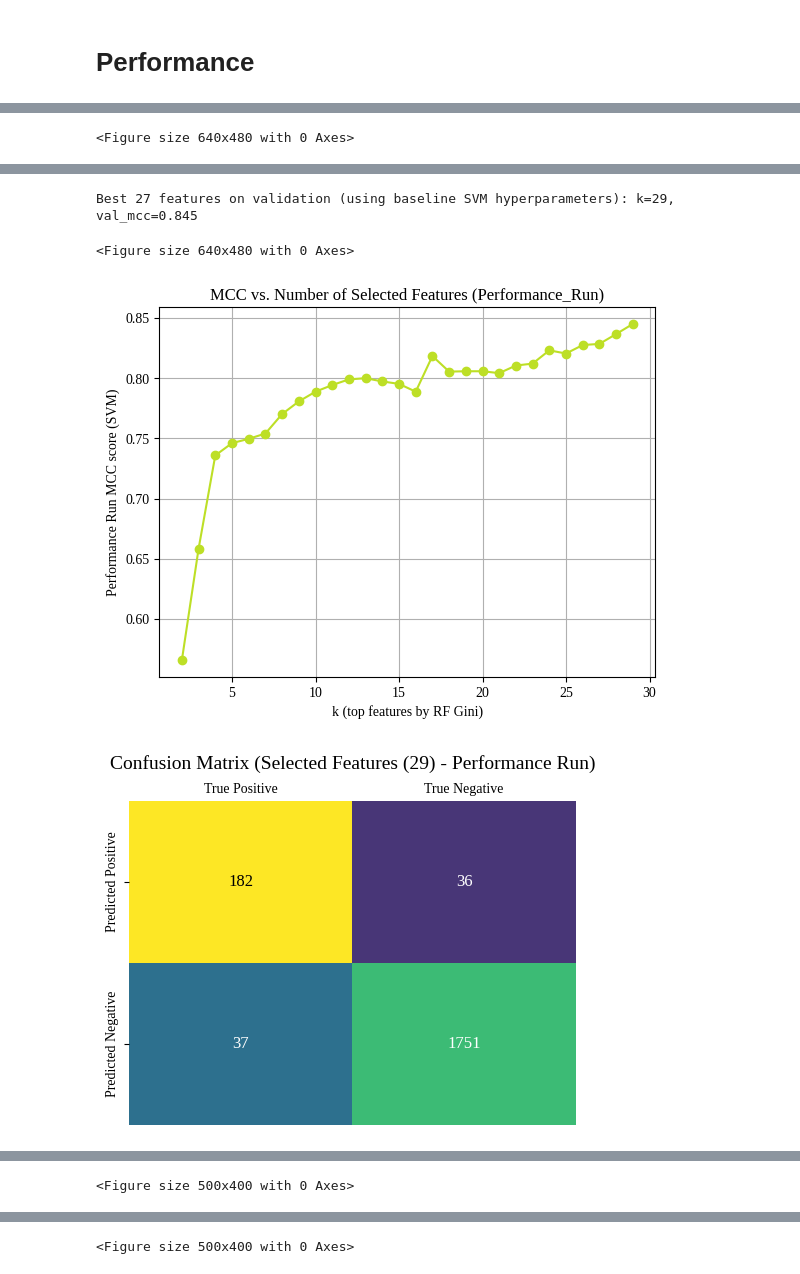
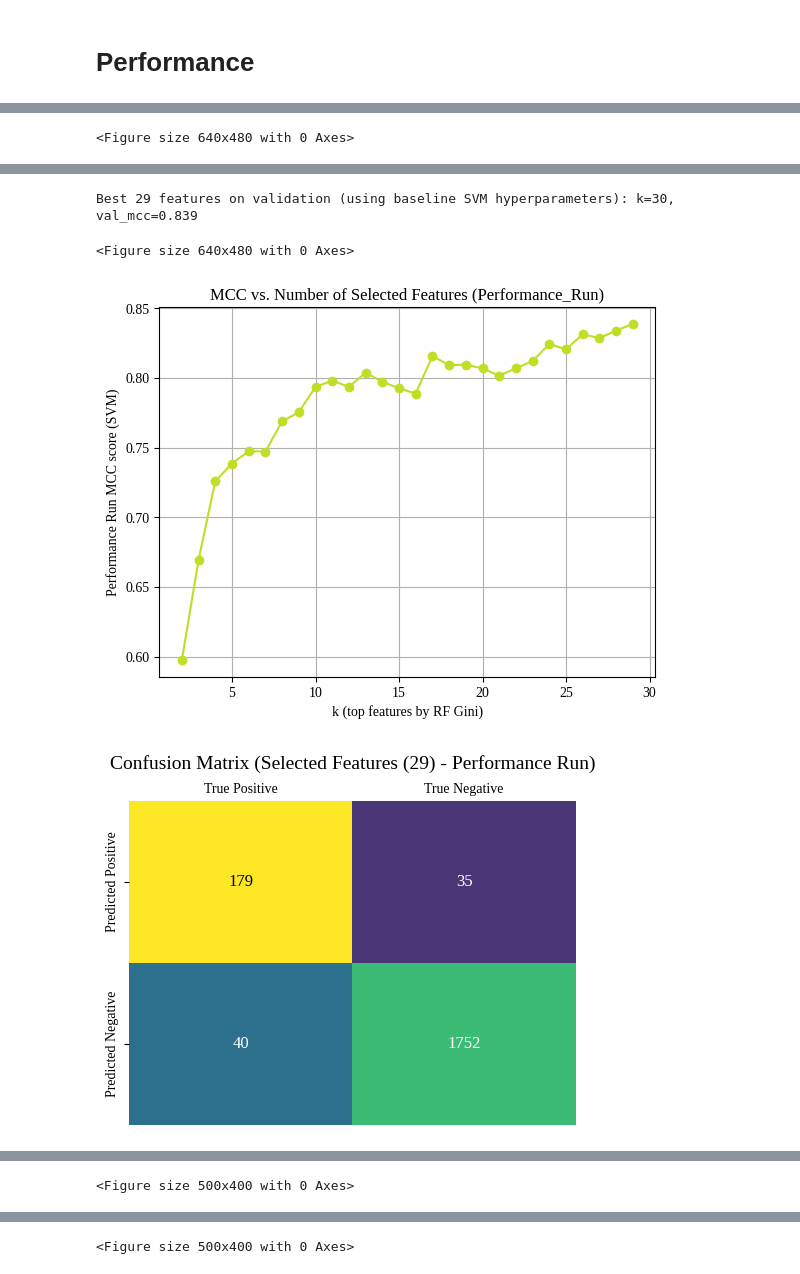
Before and after one commit to AmirAynede/LB2-project-Group-1, a Jupyter notebook: 06_performance/SVMs/scripts/11_Performance_SVM.ipynb, the cells around one changed output, grey strips where cells are left out. Drawn from its saved outputs; the diff is of its cells as text; code cells hidden in the pictures.

```diff
--- a/06_performance/SVMs/scripts/11_Performance_SVM.ipynb
+++ b/06_performance/SVMs/scripts/11_Performance_SVM.ipynb
@@ -384,31 +376,20 @@ def plot_combined_confusion_matrix(cm_list, n_rounds):
 # %% [markdown]
 # Performance
 # %%
+# X == features
+# Y == classes
+# y == predictions
+
+# Importing data
 df1 = pd.read_csv("performance.tsv", sep = "\t")
 df2 = pd.read_csv("benchmarking.tsv", sep = "\t")
+bench_df = df2[["Frag_90", "Class", "Label"]]
 
-# Set the theme globally
-mpl.rcParams['font.family'] = 'Liberation Serif'
-mpl.rcParams['axes.prop_cycle'] = plt.cycler(color=plt.cm.viridis(np.linspace(0, 1, 10)))
 train_df, val_df = (
     df1.query("Label != 5")[["Frag_90", "Class", "Label"]],
     df1.query("Label == 5")[["Frag_90", "Class", "Label"]]
 )
 
-bench_df = df2[["Frag_90", "Class", "Label"]]
-
-feature_names = np.array([f"composition_({residue})" for residue in "AQLSREKTNGMWDHFYCIPV"] + # 20 aa composition
- ["mean_hydrophobicity", "max_hydrophobicity", "most_hydrophobic_residue",
-  "mean_aliphacity", "max_aliphacity", "most_aliphatic_residue", # 6 hydrophobicity and aliphacity
-  "tm_mean", "tm_max", "tm_position", # 3 tm propensity features
-  "mean_alpha_helix", "max_alpha_helix", "most_likely_alpha_helix",
-  "mean_beta_sheet", "max_beta_sheet", "most_likely_beta_sheet", # 6 accounting for SSE
-  "max_charge", "most_charged", "min_charge", "less_charged" # 4 accounting for charge
-  ])
-# X == features
-# Y == classes
-cm_sel = []
-cm_all = []
 train_seqs = train_df["Frag_90"]
 Y_train = train_df["Class"]
 
@@ -419,19 +400,35 @@ bench_seqs = bench_df["Frag_90"]
 Y_bench = bench_df["Class"]
 
 
+# Set the theme globally
+mpl.rcParams['font.family'] = 'Liberation Serif'
+mpl.rcParams['axes.prop_cycle'] = plt.cycler(color=plt.cm.viridis(np.linspace(0, 1, 10)))
 
-# FEATURE EXTRACTION AND SCALING
-X_train = feature_scaler(extract_features(train_seqs))
-X_val = feature_scaler(extract_features(val_seqs))
-X_bench = feature_scaler(extract_features(bench_seqs))
 
-kernels = ["linear", "rbf", "poly"]
+feature_names = np.array([f"composition_({residue})" for residue in "AQLSREKTNGMWDHFYCIPV"] + # 20 aa composition
+ ["mean_hydrophobicity", "max_hydrophobicity", "most_hydrophobic_residue",
+  "mean_aliphacity", "max_aliphacity", "most_aliphatic_residue", # 6 hydrophobicity and aliphacity
+  "tm_mean", "tm_max", "tm_position", # 3 tm propensity features
+  "mean_alpha_helix", "max_alpha_helix", "most_likely_alpha_helix",
+  "mean_beta_sheet", "max_beta_sheet", "most_likely_beta_sheet", # 6 accounting for SSE
+  "max_charge", "most_charged", "min_charge", "less_charged" # 4 accounting for charge
+  ])
+
+# Initializing confusion matrices
+cm_sel = []
+cm_all = []
+
+# FEATURE EXTRACTION
+X_train = extract_features(train_seqs)
+X_val = extract_features(val_seqs)
+X_bench = extract_features(bench_seqs)
+
+# Lists for hyperparameters grid search
 C_grid = [0.1, 1, 10, 100]
 gamma_grid = ["scale", 0.01, 0.1, 1.0]
 
 # Grid on C and Gamma over the validation set
-
-best_mcc , mcc_params = grid_search(kernels, C_grid, gamma_grid, X_train, Y_train, X_val, Y_val)
+best_mcc , mcc_params = grid_search(C_grid, gamma_grid, X_train, Y_train, X_val, Y_val)
 
 print(f"Baseline SVM (over all {len(X_train[0])} features) — best validation MCC for Performance Run: "
       f"{best_mcc:.3f}\n with hyperparameters {mcc_params}")
@@ -454,7 +451,7 @@ plt.barh(gini_df["feature"].head(20)[::-1],gini_df["importance"].head(20)[::-1],
 plt.xlabel("Gini importance")
 plt.ylabel("Features")
 plt.title(f"RandomForest Gini Importances (Top 20 - Performance Run)")
-plt.savefig(f"Top_Features_Performance_Run.pdf", dpi = 1000, format = "pdf", bbox_inches="tight", pad_inches = 0.2)
+plt.savefig(f"Top_Features_Performance_Run.png", dpi = 1000, format = "png", bbox_inches="tight", pad_inches = 0.2)
 plt.clf()
 plt.figure()
 colors = plt.cm.viridis(np.linspace(0, 1, 20))
@@ -470,12 +467,12 @@ mcc_curve = []
 
 for k in ks:
     subset = gini_df["feature"].head(k).tolist()
-    mcc_k = mcc_subset(mcc_params["C"], mcc_params["gamma"], mcc_params["kernel"], subset)
+    mcc_k = mcc_subset(mcc_params["C"], mcc_params["gamma"], subset)
     mcc_curve.append(mcc_k)
 
 mcc_idx = int(np.argmax(mcc_curve))
 mcc_ks = ks[mcc_idx]
-print(f"Best {mcc_idx} features on validation (using baseline SVM hyperparameters): k={mcc_ks}, val_mcc={mcc_curve[mcc_idx]:.3f}")
+print(f"Best {mcc_idx+2} features on validation (using baseline SVM hyperparameters): k={len(ks)+2}, val_mcc={mcc_curve[mcc_idx]:.3f}")
 print("")
 
 plt.figure()
@@ -484,7 +481,7 @@ plt.xlabel("k (top features by RF Gini)")
 plt.ylabel("Performance Run MCC score (SVM)")
 plt.title(f"MCC vs. Number of Selected Features (Performance_Run)")
 plt.grid(True)
-plt.savefig(f"MCC_Performance_Run.pdf", dpi = 1000, format = "pdf", bbox_inches="tight", pad_inches = 0.2)
+plt.savefig(f"MCC_Performance_Run.png", dpi = 1000, format = "png", bbox_inches="tight", pad_inches = 0.2)
 plt.clf()
 plt.figure()
 plt.plot(ks, mcc_curve, marker="o", color=plt.cm.viridis(0.9))
@@ -505,11 +502,11 @@ Xva = X_val[:, mcc_idx]
 Xbe = X_bench[:, mcc_idx]
 
 # Manual grid search again but now restricted to the selected features
-mcc_sel, mcc_selp = grid_search(kernels, C_grid, gamma_grid, Xtr, Y_train, Xva, Y_val)
+mcc_sel, mcc_selp = grid_search(C_grid, gamma_grid, Xtr, Y_train, Xva, Y_val)
 
 # Train final model on TRAIN+VAL with best params (optional) or just TRAIN; here we keep TRAIN only as per your outline
 
-final_model = svm_pipeline(mcc_selp["C"], mcc_selp["gamma"], mcc_selp["kernel"])
+final_model = svm_pipeline(mcc_selp["C"], mcc_selp["gamma"])
 final_model = final_model.fit(Xtr, Y_train)
 
 pickle.dump(final_model, gzip.open(f"SVM(selected)_mcc_Performance_Run.pkl.gz","w"))
@@ -521,13 +518,14 @@ cm_sel.append(confusion_matrix(Y_bench, predmcc_bench))
 plot_confusion_matrix_custom(Y_bench, predmcc_bench, f"Selected Features ({len(mcc_idx)})")
 plt.show()
 plot_confusion_matrix_custom(Y_bench, predmcc_bench, f"Selected Features ({len(mcc_idx)})")
-plt.savefig(f"CM_selected_Prediction_Run.pdf", dpi=1000, format="pdf", bbox_inches="tight", pad_inches=0.2)
+plt.savefig(f"CM_selected_Prediction_Run.png", dpi=1000, format="png", bbox_inches="tight", pad_inches=0.2)
 plt.clf()
 
 metrics_mcc_values = [test_mcc, precision_score(Y_bench, predmcc_bench), recall_score(Y_bench, predmcc_bench), accuracy_score(Y_bench, predmcc_bench), f1_score(Y_bench, predmcc_bench)]
 pickle.dump(metrics_mcc_values, gzip.open(f"Metrics(sel)_mcc_Performance_Run.pkl.gz","w"))
 
-print(f"Selected features ({len(mcc_idx)} over the best {len(ks)+1}:", mcc_selp)
+print(f"Selected features ({len(mcc_idx)} over the best {len(ks)+2}):")
+print(gini_df['feature'].iloc[:len(mcc_idx)])
 print("")
 print("Best MCC score on selected features: ", f"{mcc_sel:.3f}\n", "with best hyperparameters:", mcc_selp)
 print("")
@@ -539,7 +537,7 @@ df2.to_csv("results_SVM.tsv", sep = "\t", index = False)
 
 # For comparison: test MCC with all features using baseline best params
 
-baseline_model = svm_pipeline(mcc_params["C"], mcc_params["gamma"], mcc_params["kernel"])
+baseline_model = svm_pipeline(mcc_params["C"], mcc_params["gamma"])
 baseline_model.fit(X_train, Y_train)
 pickle.dump(baseline_model, gzip.open(f"SVM(all)_mcc_Performance_Run.pkl.gz","w"))
 baseline_predtest = baseline_model.predict(X_bench)
@@ -550,7 +548,7 @@ cm_all.append(confusion_matrix(Y_bench, baseline_predtest))
 plot_confusion_matrix_custom(Y_bench, baseline_predtest, "All Features")
 plt.show()
 plot_confusion_matrix_custom(Y_bench, baseline_predtest, "All Features")
-plt.savefig(f"CM_all_Performance_run.pdf", dpi=1000, format="pdf", bbox_inches="tight", pad_inches=0.2)
+plt.savefig(f"CM_all_Performance_run.png", dpi=1000, format="png", bbox_inches="tight", pad_inches=0.2)
 plt.clf()
 
 metrics_mcc_all_values = [test_mcc_all, precision_score(Y_bench, baseline_predtest), recall_score(Y_bench, baseline_predtest), accuracy_score(Y_bench, baseline_predtest), f1_score(Y_bench, baseline_predtest)]
@@ -577,6 +575,6 @@ Baseline SVM (over all 39 features) — best validation MCC for Performance Run:
 <Figure size 640x480 with 0 Axes>
 [figure]
-Best 27 features on validation (using baseline SVM hyperparameters): k=29, val_mcc=0.845
+Best 29 features on validation (using baseline SVM hyperparameters): k=30, val_mcc=0.839
 <Figure size 640x480 with 0 Axes>
-[figure, old version]
+[figure, new version]
 [figure]
```
Also changed, not shown: parts of 4 cells of this notebook.
